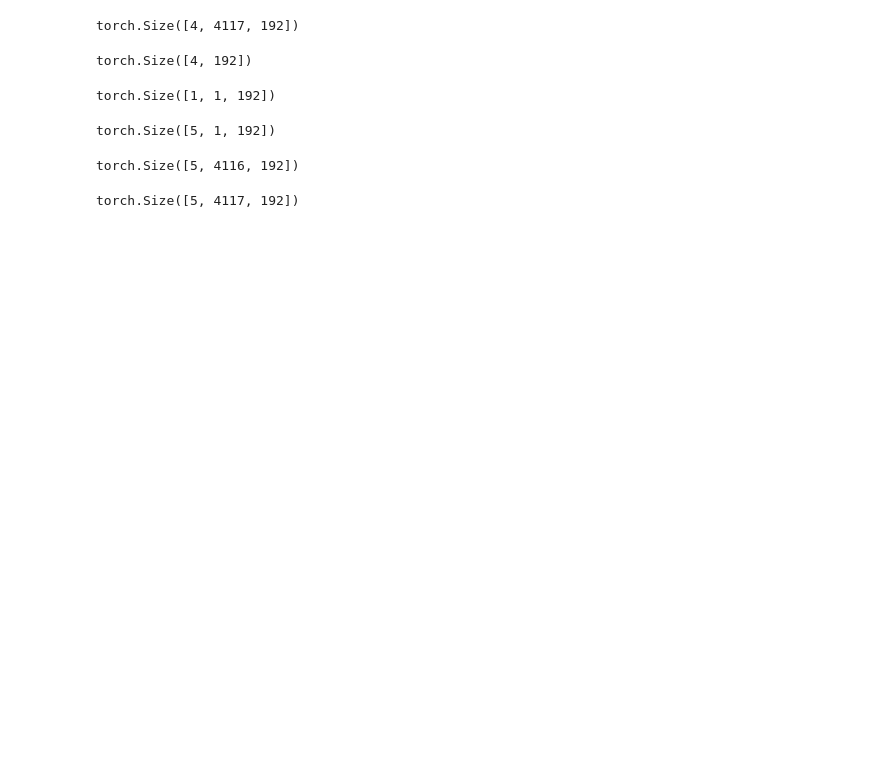
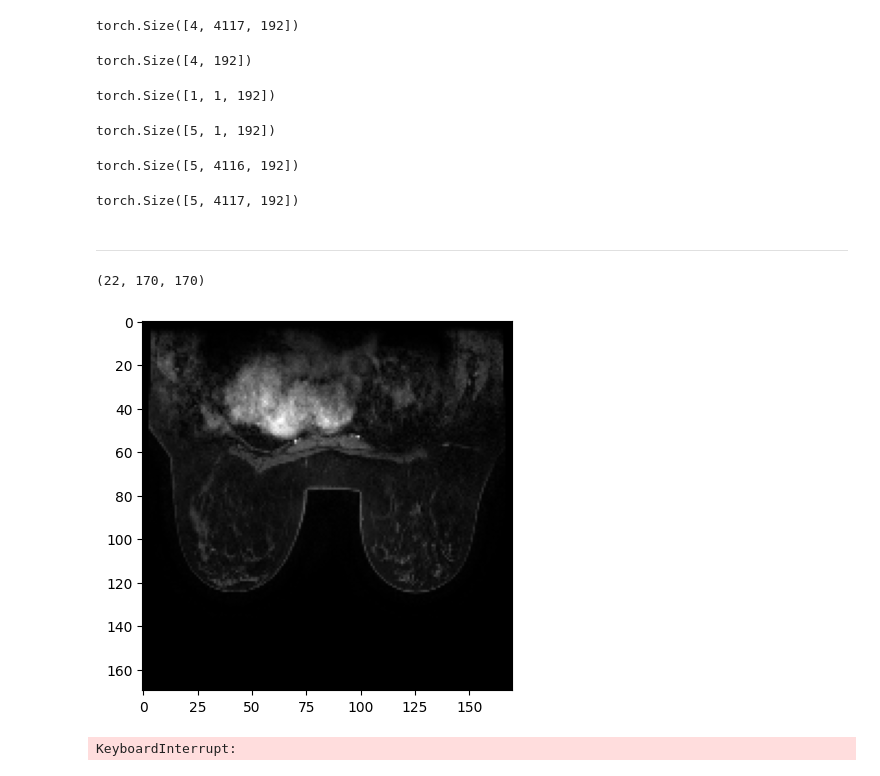
Before and after one commit to AliAfs/SiT_3D, a Jupyter notebook: test_general.ipynb, the cells around one changed output. Saved outputs shown, nothing was run; the diff lists cells and outputs as text; code cells hidden in the pictures; blank space fills up the shorter version.

```diff
--- a/test_general.ipynb
+++ b/test_general.ipynb
@@ -427,3 +427,42 @@ torch.Size([5, 4116, 192])
 torch.cat((cls_tokens, x), dim=1).shape
 # %% [output]
 torch.Size([5, 4117, 192])
+# %% [markdown]
+---
+# %%
+array_mri = np.load("../cohort_MRI/cohort_npz/1.3.6.1.4.1.14519.5.2.1.313667507776380525039573150915136871875.npz")
+data_mri = array_mri[array_mri.files[0]].astype(float)
+# %%
+data_mri.shape
+# %% [output]
+(22, 170, 170)
+# %%
+plot_one_slice(data_mri[10])
+# %% [output]
+[figure, added]
+# %%
+import numpy as np
+import os
+
+# Directory containing the .npz files
+directory = "../cohort_MRI/cohort_npz/"
+
+# List all .npz files in the directory
+npz_files = [file for file in os.listdir(directory) if file.endswith(".npz")]
+
+all_data = [] # List to store the arrays
+# Loop through each .npz file and read the array
+for npz_file in npz_files:
+    npz_path = os.path.join(directory, npz_file)
+
+    # Load the .npz file
+    array_mri = np.load(npz_path)
+
+    # Assuming each .npz file contains a single array
+    array_name = array_mri.files[0]
+    data_mri = array_mri[array_name].astype(float)
+
+    # Append to the list of arrays
+    all_data.append(data_mri)
+# %% [output]
+KeyboardInterrupt:
```
Also changed, not shown: 1 other file.
